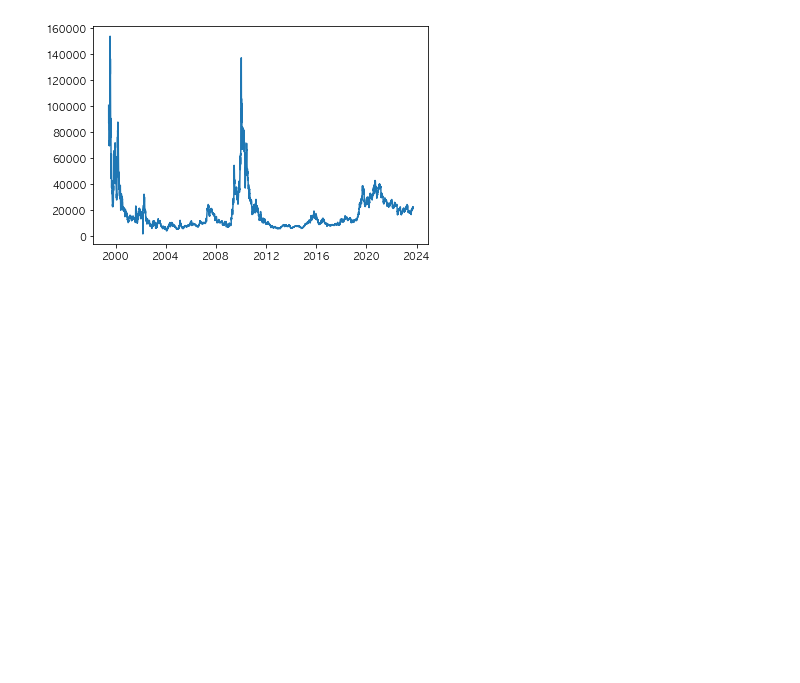
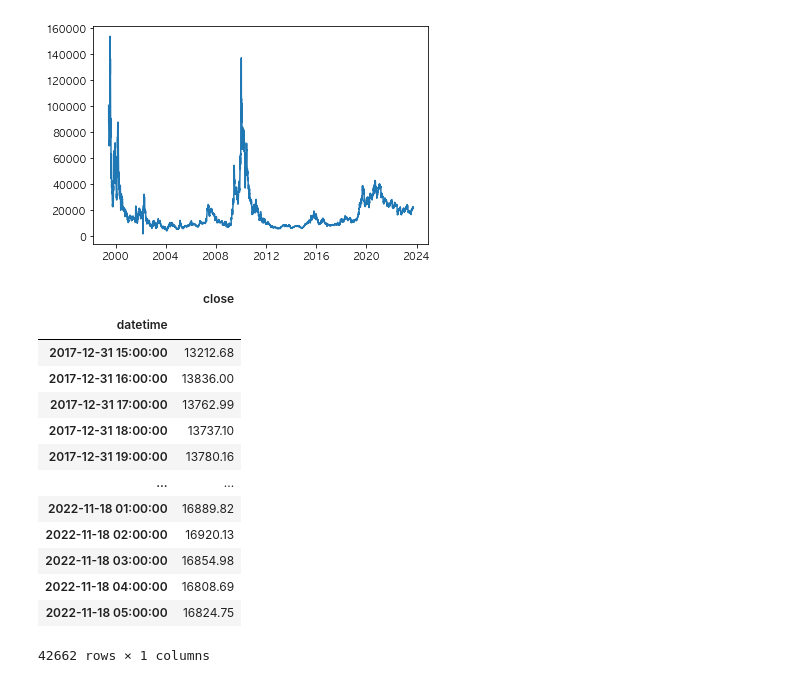
Before and after one commit to EasyInvestment/ML, a Jupyter notebook: Untitled-1.ipynb, the cells around one changed output. Cells and saved outputs as stored; diff of their text form; code cells hidden in the pictures; blank space fills up the shorter version.

```diff
--- a/Untitled-1.ipynb
+++ b/Untitled-1.ipynb
@@ -440,3 +440,22 @@ plt.plot(t["close"])
 # %% [output]
 [<matplotlib.lines.Line2D at 0x...>]
 [figure]
+# %%
+import pandas as pd
+data = pd.read_csv("labeled_data_BTC_USDT_1h_70.csv",index_col=0)
+data
+# %% [output]
+|  | close |
+| datetime |  |
+| 2017-12-31 15:00:00 | 13212.68 |
+| 2017-12-31 16:00:00 | 13836.00 |
+| 2017-12-31 17:00:00 | 13762.99 |
+| 2017-12-31 18:00:00 | 13737.10 |
+| 2017-12-31 19:00:00 | 13780.16 |
+| ... | ... |
+| 2022-11-18 01:00:00 | 16889.82 |
+| 2022-11-18 02:00:00 | 16920.13 |
+| 2022-11-18 03:00:00 | 16854.98 |
+| 2022-11-18 04:00:00 | 16808.69 |
+| 2022-11-18 05:00:00 | 16824.75 |
+42662 rows × 1 columns
```
Also changed, not shown: 2 other files.
